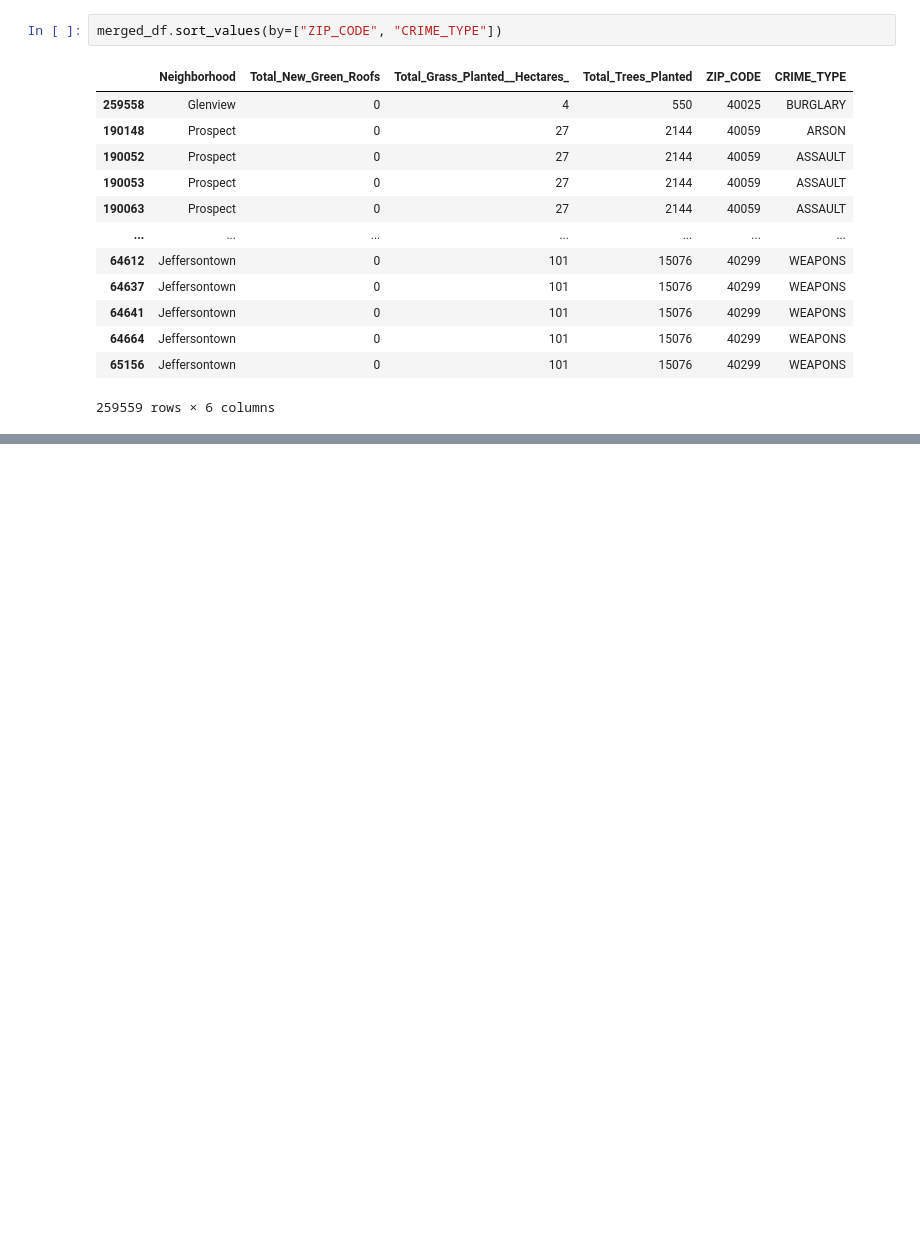
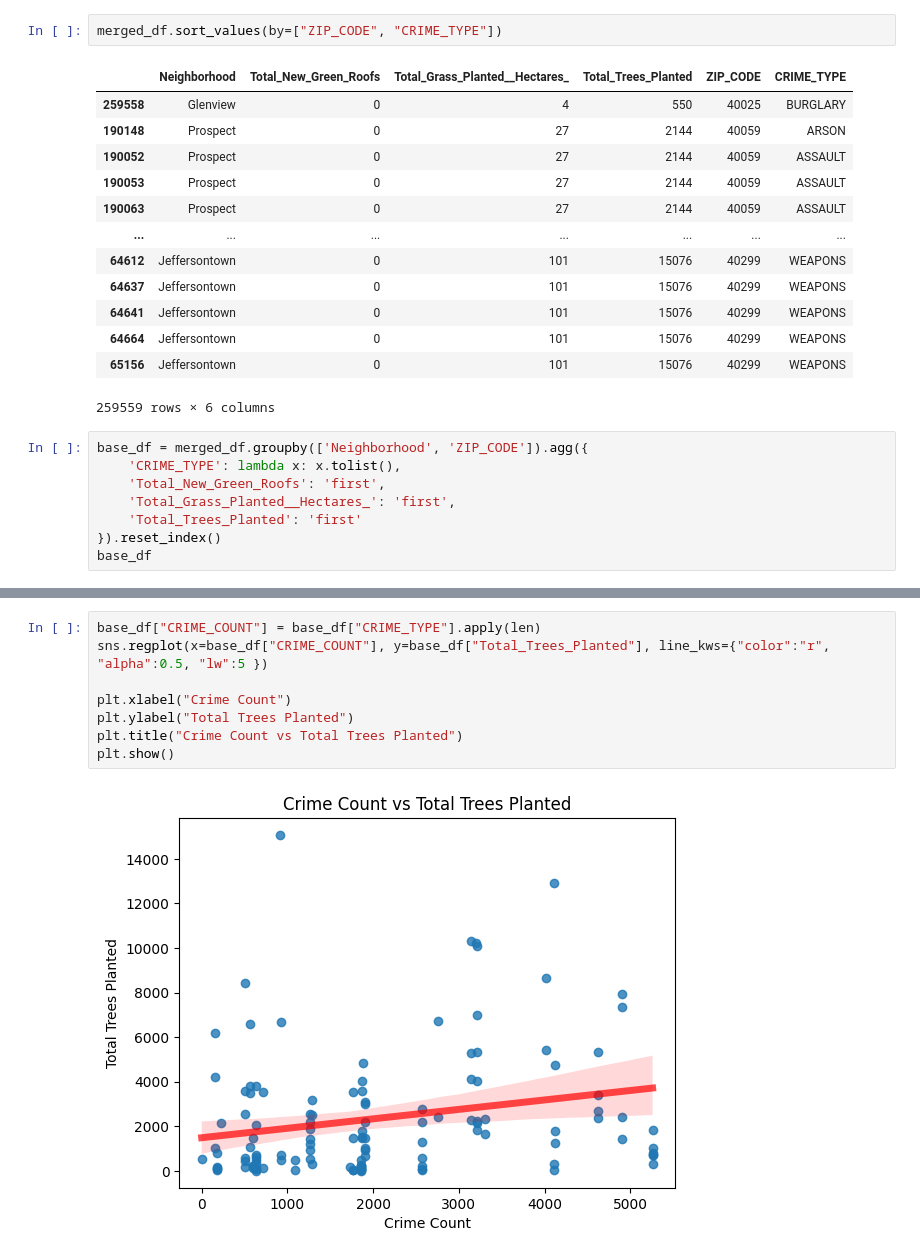
Before and after one commit to ltc870/codelouisville2023finalproject, a Jupyter notebook: finalproject.ipynb, the cells around one changed output, grey strips where cells are left out. Cells and saved outputs as stored; diff of their text form; blank space fills up the shorter version.

Commit message:
added graphs to project

```diff
--- a/finalproject.ipynb
+++ b/finalproject.ipynb
@@ -196,3 +197,11 @@ merged_df.sort_values(by=["ZIP_CODE", "CRIME_TYPE"])
 | 64664 | Jeffersontown | 0 | 101 | 15076 | 40299 | WEAPONS |
 | 65156 | Jeffersontown | 0 | 101 | 15076 | 40299 | WEAPONS |
 259559 rows × 6 columns
+# %%
+base_df = merged_df.groupby(['Neighborhood', 'ZIP_CODE']).agg({
+    'CRIME_TYPE': lambda x: x.tolist(),
+    'Total_New_Green_Roofs': 'first',
+    'Total_Grass_Planted__Hectares_': 'first',
+    'Total_Trees_Planted': 'first'
+}).reset_index()
+base_df
@@ -198,0 +222,10 @@ merged_df.sort_values(by=["ZIP_CODE", "CRIME_TYPE"])
+# %%
+base_df["CRIME_COUNT"] = base_df["CRIME_TYPE"].apply(len)
+sns.regplot(x=base_df["CRIME_COUNT"], y=base_df["Total_Trees_Planted"], line_kws={"color":"r", "alpha":0.5, "lw":5 })
+
+plt.xlabel("Crime Count")
+plt.ylabel("Total Trees Planted")
+plt.title("Crime Count vs Total Trees Planted")
+plt.show()
+# %% [output]
+[figure, added]
```
Also changed, not shown: parts of 5 cells of this notebook.
